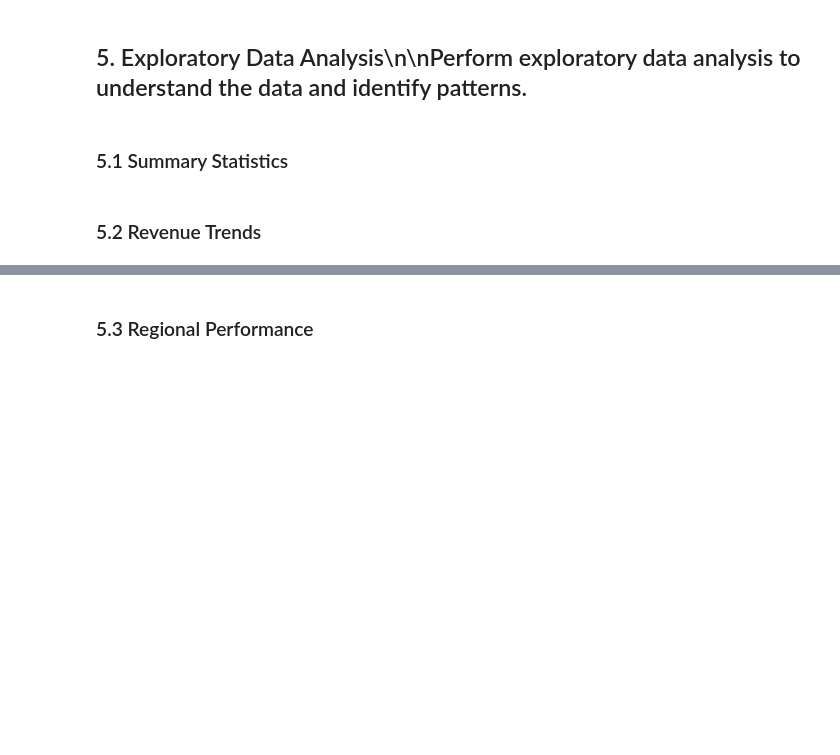
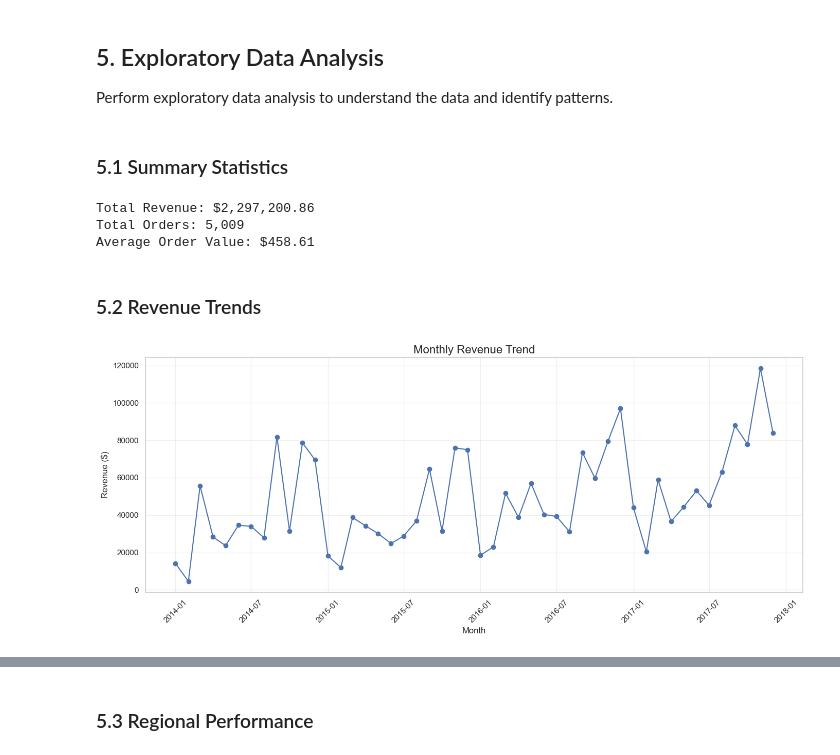
Before and after one commit to KumarNaiduChukka/sales-analytics-pipeline, a Jupyter notebook: notebooks/sales_analysis.ipynb, the cells around one changed output, grey strips where cells are left out. Drawn from its saved outputs; the diff is of its cells as text; code cells hidden in the pictures; blank space fills up the shorter version.

```diff
--- a/notebooks/sales_analysis.ipynb
+++ b/notebooks/sales_analysis.ipynb
@@ -25,11 +334,43 @@
 # %% [markdown]
-## 5. Exploratory Data Analysis\n\nPerform exploratory data analysis to understand the data and identify patterns.
+## 5. Exploratory Data Analysis
+
+Perform exploratory data analysis to understand the data and identify patterns.
 # %% [markdown]
 ### 5.1 Summary Statistics
 # %%
-# Calculate summary statistics\ntotal_revenue = df['Revenue'].sum()\ntotal_orders = df['OrderID'].nunique()\navg_order_value = total_revenue / total_orders\n\nprint(f'Total Revenue: ${total_revenue:,.2f}')\nprint(f'Total Orders: {total_orders:,}')\nprint(f'Average Order Value: ${avg_order_value:,.2f}')
+# Calculate summary statistics
+total_revenue = df['Revenue'].sum()
+total_orders = df['OrderID'].nunique()
+avg_order_value = total_revenue / total_orders
+
+print(f'Total Revenue: ${total_revenue:,.2f}')
+print(f'Total Orders: {total_orders:,}')
+print(f'Average Order Value: ${avg_order_value:,.2f}')
+# %% [output]
+Total Revenue: $2,297,200.86
+Total Orders: 5,009
+Average Order Value: $458.61
 # %% [markdown]
 ### 5.2 Revenue Trends
 # %%
-# Monthly revenue trend\nmonthly_revenue = df.groupby('YearMonth')['Revenue'].sum().reset_index()\nmonthly_revenue['YearMonth'] = pd.to_datetime(monthly_revenue['YearMonth'] + '-01')\nmonthly_revenue = monthly_revenue.sort_values('YearMonth')\n\n# Create the plot\nplt.figure(figsize=(14, 6))\nplt.plot(monthly_revenue['YearMonth'], monthly_revenue['Revenue'], marker='o', linestyle='-')\nplt.title('Monthly Revenue Trend', fontsize=16)\nplt.xlabel('Month', fontsize=12)\nplt.ylabel('Revenue ($)', fontsize=12)\nplt.grid(True, alpha=0.3)\nplt.xticks(rotation=45)\nplt.tight_layout()\n\n# Save the figure\nplt.savefig(os.path.join(FIGURES_PATH, 'monthly_revenue_trend.png'), dpi=300)\nplt.show()
+# Monthly revenue trend
+monthly_revenue = df.groupby('YearMonth')['Revenue'].sum().reset_index()
+monthly_revenue['YearMonth'] = pd.to_datetime(monthly_revenue['YearMonth'] + '-01')
+monthly_revenue = monthly_revenue.sort_values('YearMonth')
+
+# Create the plot
+plt.figure(figsize=(14, 6))
+plt.plot(monthly_revenue['YearMonth'], monthly_revenue['Revenue'], marker='o', linestyle='-')
+plt.title('Monthly Revenue Trend', fontsize=16)
+plt.xlabel('Month', fontsize=12)
+plt.ylabel('Revenue ($)', fontsize=12)
+plt.grid(True, alpha=0.3)
+plt.xticks(rotation=45)
+plt.tight_layout()
+
+# Save the figure
+plt.savefig(os.path.join(FIGURES_PATH, 'monthly_revenue_trend.png'), dpi=300)
+plt.show()
+# %% [output]
+[figure, added]
 # %%
```
Also changed, not shown: parts of 33 cells of this notebook, 1 other file.
